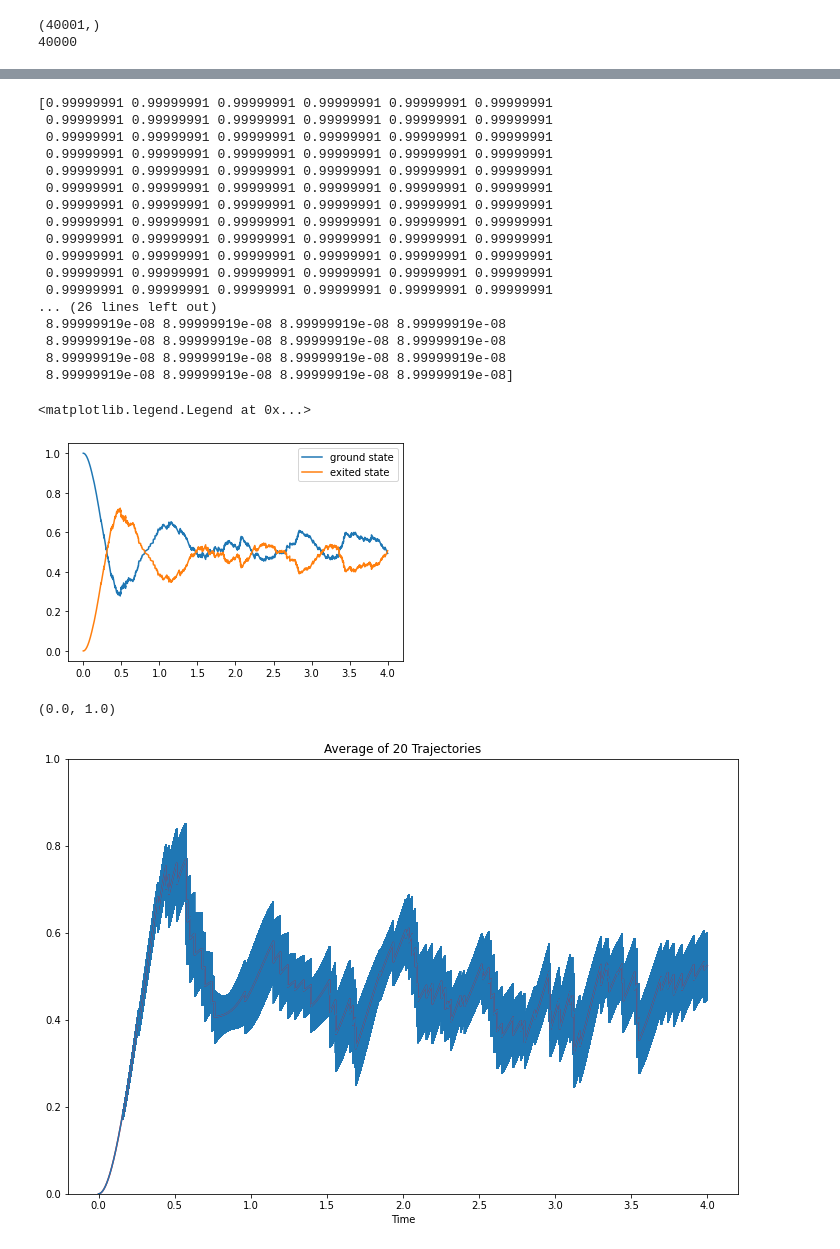
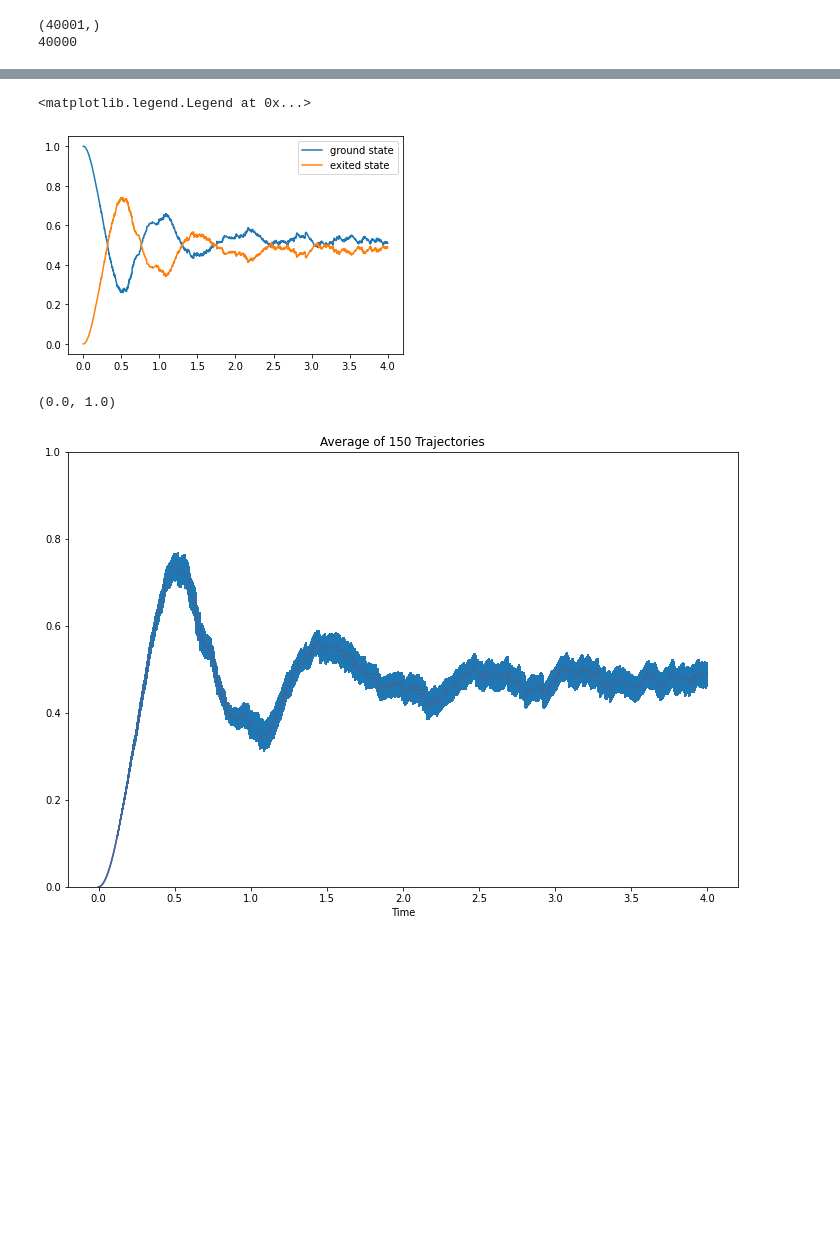
Before and after one commit to ubsuny/superconducting-qubit-raspi2, a Jupyter notebook: driven_rabi.ipynb, the cells around one changed output, grey strips where cells are left out. Saved outputs shown, nothing was run; the diff lists cells and outputs as text; code cells hidden in the pictures; blank space fills up the shorter version.

```diff
--- a/driven_rabi.ipynb
+++ b/driven_rabi.ipynb
@@ -73,48 +73,31 @@ plt.legend()
 # %%
 # number of iterations
-N_iter = 100
+N_iter = 150
 
-ground_prob = np.zeros((N_iter,step+1))
-exited_prob = np.zeros((N_iter,step+1))
+ground_prob = np.zeros((N_iter, step+1))
+exited_prob = np.zeros((N_iter, step+1))
 for i in range(N_iter):
-    ground_prob[i,:],exited_prob[i,:] = QMCWF2(U2,L2,psi_0,step)
+    ground_prob[i, :], exited_prob[i, :] = QMCWF2(U2, L2, psi_0, step)
 
 ground_avg = np.zeros(step+1)
 exited_avg = np.zeros(step+1)
 
-print( ground_prob[:,1])
-print(exited_prob[:,1])
+# print( ground_prob[:, 1])
+# print(exited_prob[:, 1])
 for i in range(step+1):
-    ground_avg[i] = np.sum(ground_prob[:,i])/N_iter
-    exited_avg[i] = np.sum(exited_prob[:,i])/N_iter
+    ground_avg[i] = np.sum(ground_prob[:, i]) / N_iter
+    exited_avg[i] = np.sum(exited_prob[:, i]) / N_iter
 
 
-plt.plot(tlist,ground_avg,label = "ground state")
-plt.plot(tlist,exited_avg, label = "exited state")
+plt.plot(tlist, ground_avg, label="ground state")
+plt.plot(tlist, exited_avg, label="exited state")
 plt.legend()
 # %% [output]
-[0.99999991 0.99999991 0.99999991 0.99999991 0.99999991 0.99999991
- 0.99999991 0.99999991 0.99999991 0.99999991 0.99999991 0.99999991
- 0.99999991 0.99999991 0.99999991 0.99999991 0.99999991 0.99999991
- 0.99999991 0.99999991 0.99999991 0.99999991 0.99999991 0.99999991
- 0.99999991 0.99999991 0.99999991 0.99999991 0.99999991 0.99999991
- 0.99999991 0.99999991 0.99999991 0.99999991 0.99999991 0.99999991
- 0.99999991 0.99999991 0.99999991 0.99999991 0.99999991 0.99999991
- 0.99999991 0.99999991 0.99999991 0.99999991 0.99999991 0.99999991
- 0.99999991 0.99999991 0.99999991 0.99999991 0.99999991 0.99999991
- 0.99999991 0.99999991 0.99999991 0.99999991 0.99999991 0.99999991
- 0.99999991 0.99999991 0.99999991 0.99999991 0.99999991 0.99999991
- 0.99999991 0.99999991 0.99999991 0.99999991 0.99999991 0.99999991
-... (26 lines left out)
- 8.99999919e-08 8.99999919e-08 8.99999919e-08 8.99999919e-08
- 8.99999919e-08 8.99999919e-08 8.99999919e-08 8.99999919e-08
- 8.99999919e-08 8.99999919e-08 8.99999919e-08 8.99999919e-08
- 8.99999919e-08 8.99999919e-08 8.99999919e-08 8.99999919e-08]
+<matplotlib.legend.Legend at 0x...>
-<matplotlib.legend.Legend at 0x...>
-[figure, old version]
+[figure, new version]
 # %%
-uncertainty = np.std(exited_prob, 0)/np.sqrt(N_iter)
-fig, ax = plt.subplots(nrows=1, ncols=1,figsize=(12, 8))
+uncertainty = np.std(exited_prob, 0) / np.sqrt(N_iter)
+fig, ax = plt.subplots(nrows=1, ncols=1, figsize=(12, 8))
 ax.errorbar(tlist, np.mean(exited_prob, 0), uncertainty)
 ax.plot(tlist, np.mean(exited_prob, 0), 'r')  # Center line plotted in red for clarity
 ax.set_title("Average of %i Trajectories" % N_iter)
@@ -122,4 +105,4 @@ ax.set_xlabel("Time")
 ax.set_ylim(0, 1)
 # %% [output]
 (0.0, 1.0)
-[figure, old version]
+[figure, new version]
```
Also changed, not shown: parts of 4 cells of this notebook, 5 other files.
